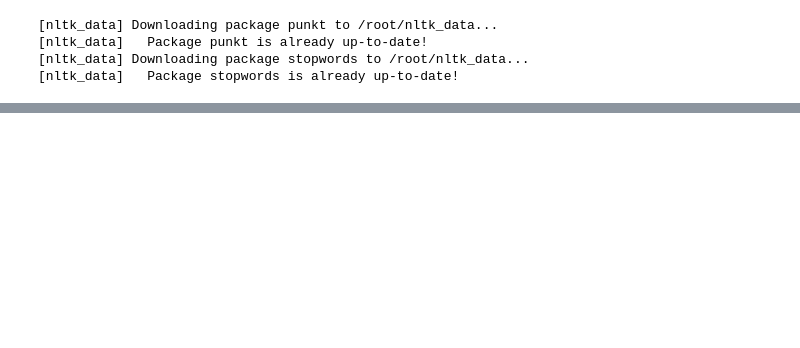
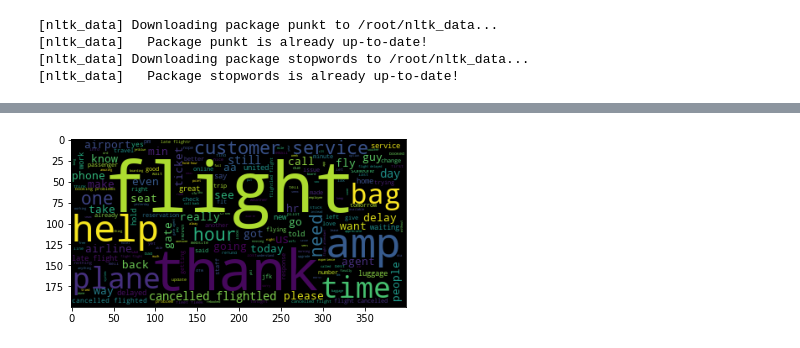
Before and after one commit to Apolinar97/CS497_tweet_sentiment_analysis, a Jupyter notebook: final_project.ipynb, the cells around one changed output, grey strips where cells are left out. Saved outputs shown, nothing was run; the diff lists cells and outputs as text; code cells hidden in the pictures; blank space fills up the shorter version.

```diff
--- a/final_project.ipynb
+++ b/final_project.ipynb
@@ -59,6 +67,7 @@ def remove_stopwords(tweet_tokens):
   return([word for word in tweet_tokens if word not in stop_words])
 # %%
 #clean df.
-df['text'] = df['text'].apply(norm_tweet)
-df['text'] = df['text'].apply(tokenize_tweet)
-df['text'] = df['text'].apply(remove_stopwords)
+df['text'] = df['text'].map(norm_tweet)
+df['text'] = df['text'].map(tokenize_tweet)
+df['text'] = df['text'].map(remove_stopwords)
+df.head()
@@ -93,0 +90,9 @@ import tensorflow as tf
+# %%
+from wordcloud import WordCloud
+wordcloud = WordCloud()
+words = ' '.join((np.concatenate(df.text.values)))
+wordcloud.generate(words)
+plt.imshow(wordcloud)
+plt.show()
+# %% [output]
+[figure, added]
```
Also changed, not shown: parts of 8 cells of this notebook.
